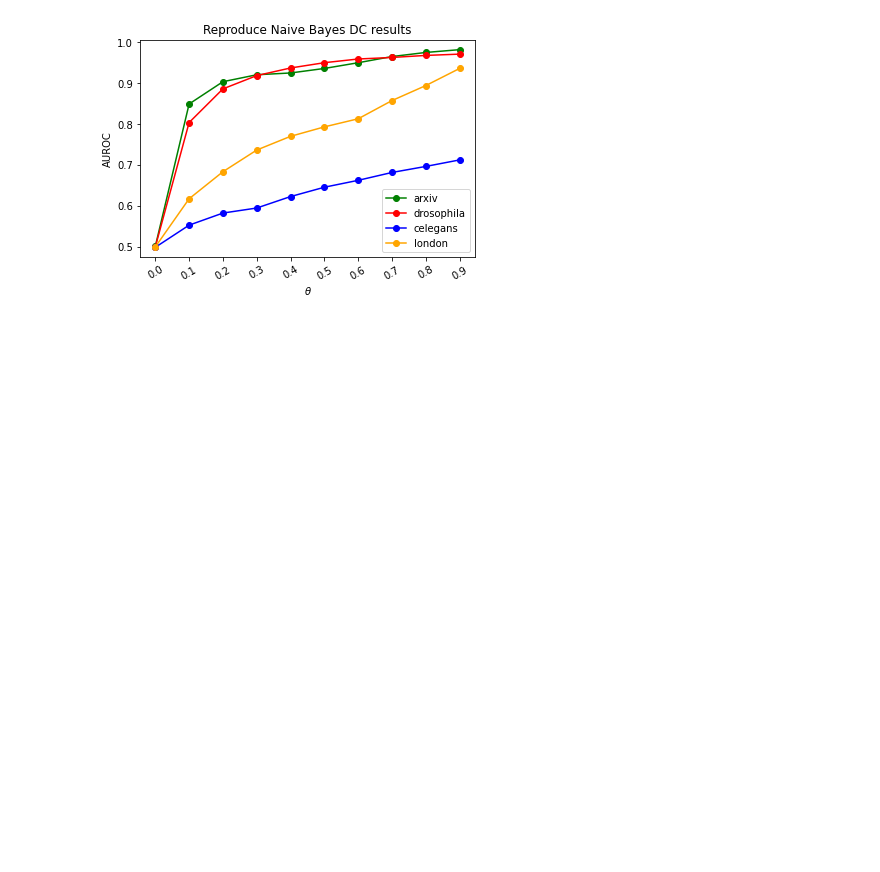
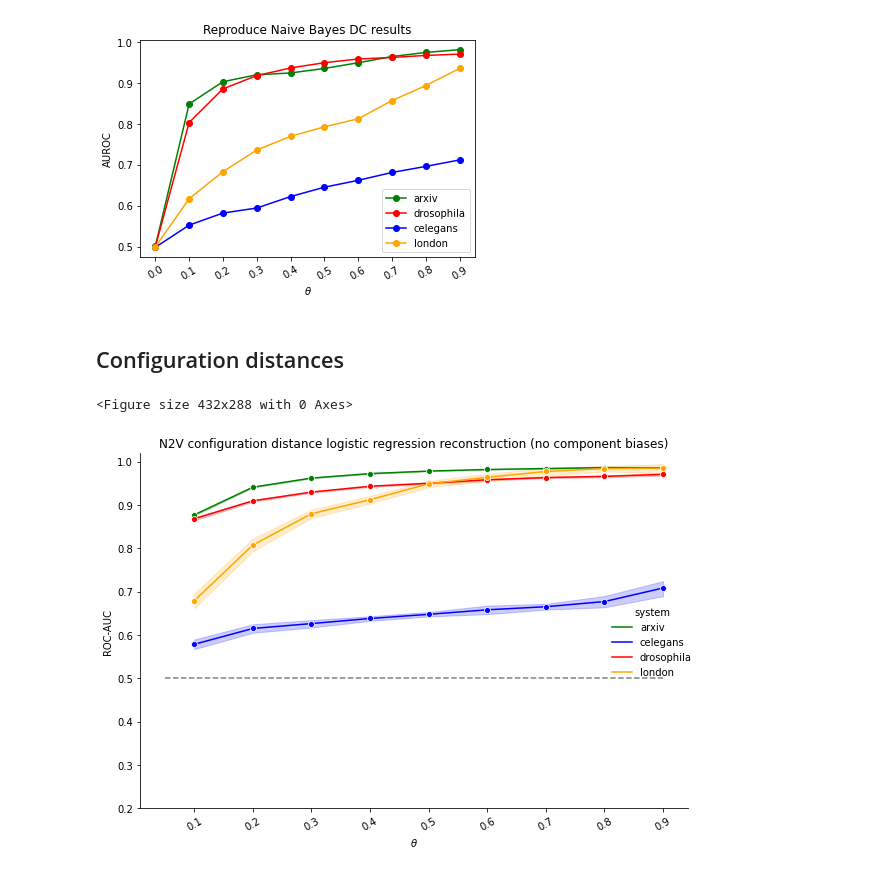
Before and after one commit to kaiser-dan/proj_naive-embedded-reconstruction, a Jupyter notebook: notebooks/viz/viz_EMB_ex27.ipynb, the cells around one changed output. Saved outputs shown, nothing was run; the diff lists cells and outputs as text; code cells hidden in the pictures; blank space fills up the shorter version.

```diff
--- a/notebooks/viz/viz_EMB_ex27.ipynb
+++ b/notebooks/viz/viz_EMB_ex27.ipynb
@@ -165,6 +147,43 @@ plt.title("Reproduce Naive Bayes DC results")
 # %% [output]
 Text(0.5, 1.0, 'Reproduce Naive Bayes DC results')
 [figure]
+# %% [markdown]
+## Configuration distances
+# %%
+# Instantiate figure, subset relevant data
+plt.figure()
+
+# Plotting data
+sns.relplot(
+    data=df.query("fit_intercept == False"), kind="line",
+    x="theta", y="auroc",
+    hue="system", palette=["green", "blue", "red", "orange"],
+    marker="o",
+    height=6, aspect=1.2,
+)
+
+# Axes configuration
+plt.hlines(0.5, 0.05, 0.9, linestyles="dashed", colors="gray")
+plt.xticks(
+    [float(np.format_float_scientific(x, precision=1)) for x in set(df["theta"])],
+    rotation=30
+)
+plt.xlabel("$\\theta$")
+
+
+plt.yticks(np.linspace(0.2, 1, endpoint=True, num=8+1))
+plt.ylabel("ROC-AUC")
+
+
+# Figure-level attributes
+plt.title("N2V configuration distance logistic regression reconstruction (no component biases)")
+
+# Save plot
+plt.tight_layout()
+plt.savefig("../../results/plots/line_auroc-pfi_N2V-logreg-configuration-distance.png", facecolor="white", transparent=False)
+# %% [output]
+<Figure size 432x288 with 0 Axes>
+[figure, added]
 # %%
 # Instantiate figure, subset relevant data
 plt.figure()
```
Also changed, not shown: parts of 8 cells of this notebook, 10 other files.
